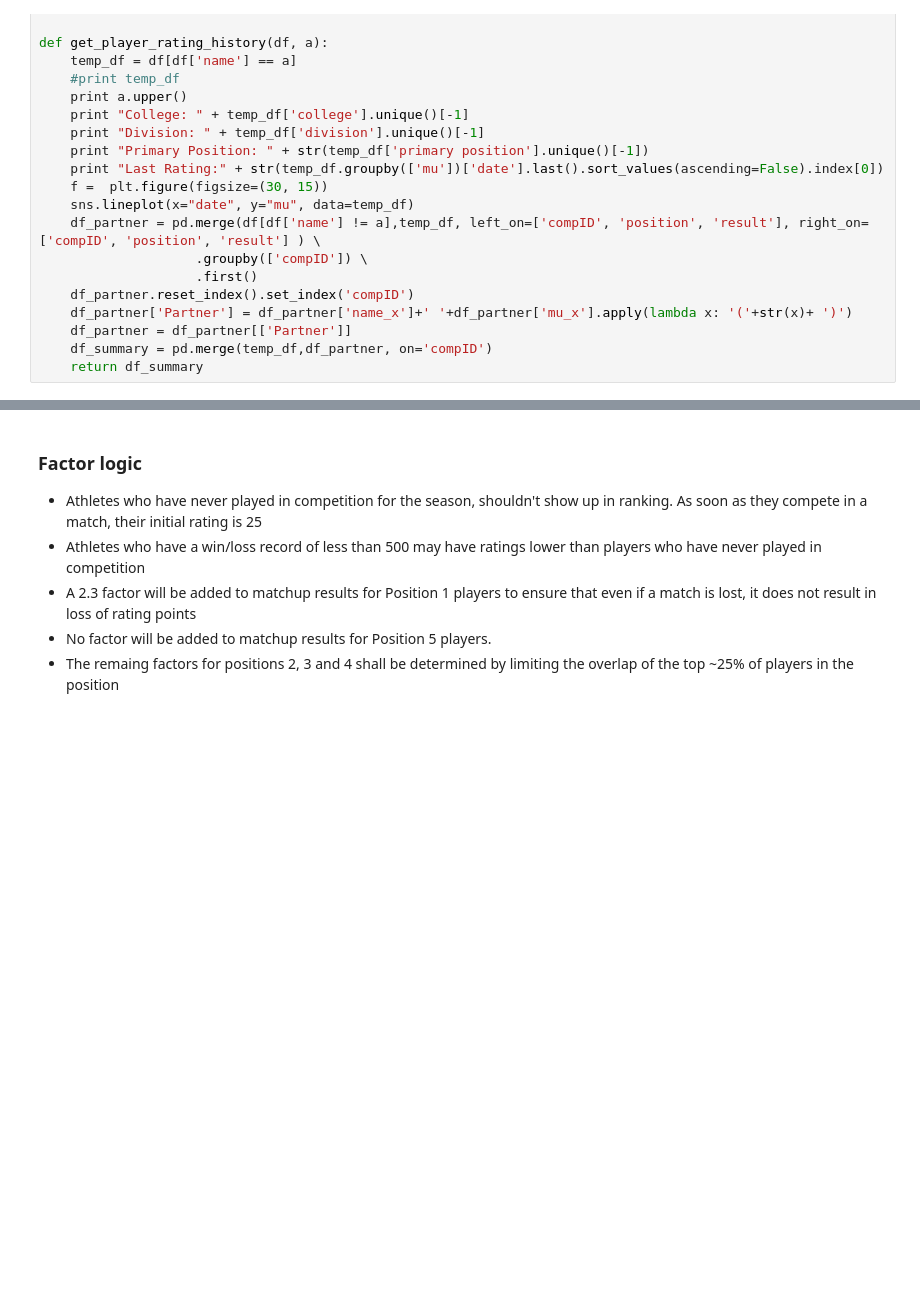
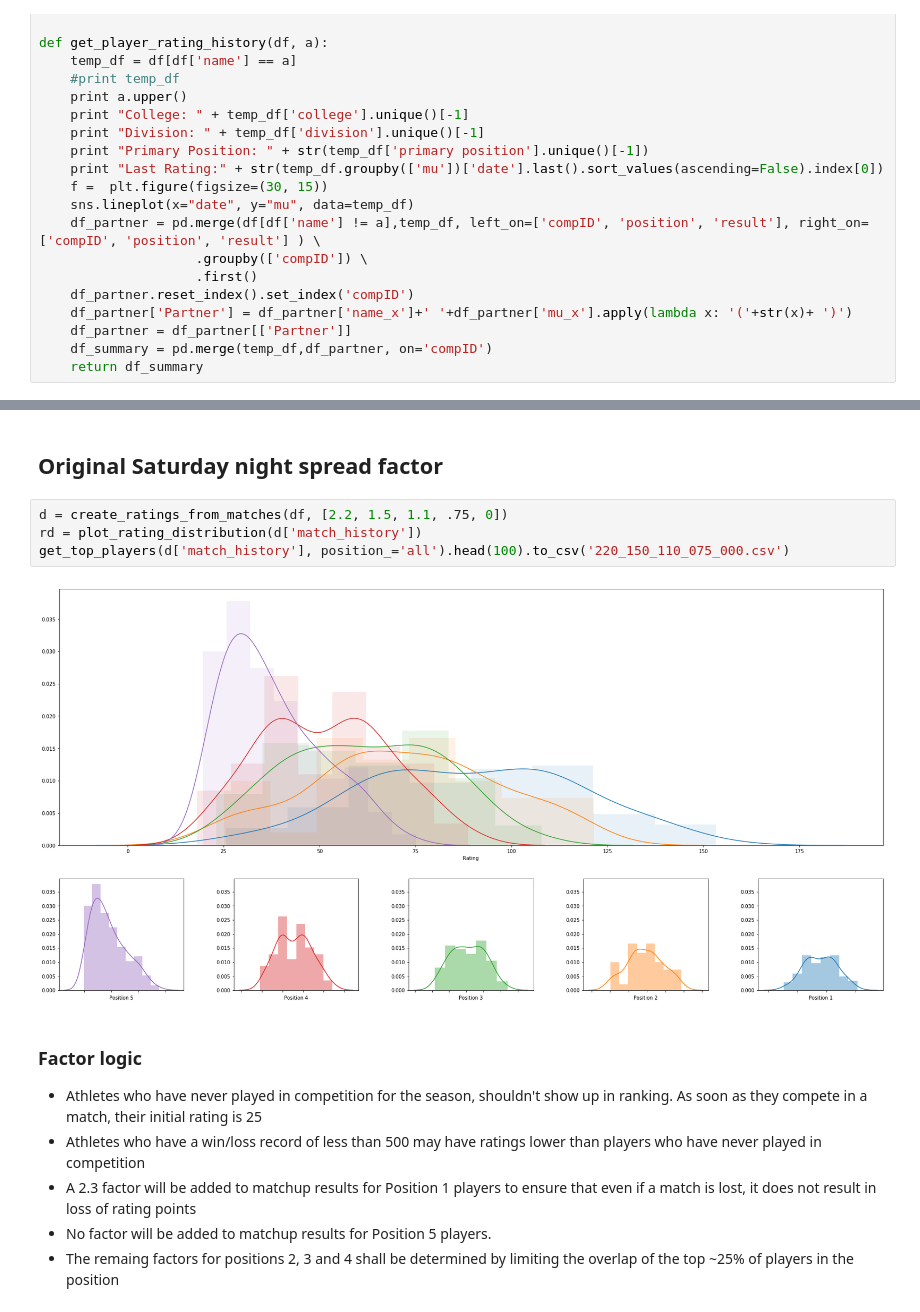
Before and after one commit to mas-dse-mhardist/collegebeachvball, a Jupyter notebook: Updated Rankings.ipynb, the cells around one changed output, grey strips where cells are left out. Drawn from its saved outputs; the diff is of its cells as text; blank space fills up the shorter version.

```diff
--- a/Updated Rankings.ipynb
+++ b/Updated Rankings.ipynb
@@ -252,5 +255,13 @@ rd = plot_rating_distribution(d['match_history'])
 # %% [output]
 [figure]
+# %% [markdown]
+## Original Saturday night spread factor
+# %%
+d = create_ratings_from_matches(df, [2.2, 1.5, 1.1, .75, 0])
+rd = plot_rating_distribution(d['match_history'])
+get_top_players(d['match_history'], position_='all').head(100).to_csv('220_150_110_075_000.csv')
+# %% [output]
+[figure, added]
 # %% [markdown]
 ### Factor logic
 - Athletes who have never played in competition for the season, shouldn't show up in ranking. As soon as they compete in a match, their initial rating is 25
```
Also changed, not shown: parts of 13 cells of this notebook, 14 other files.
